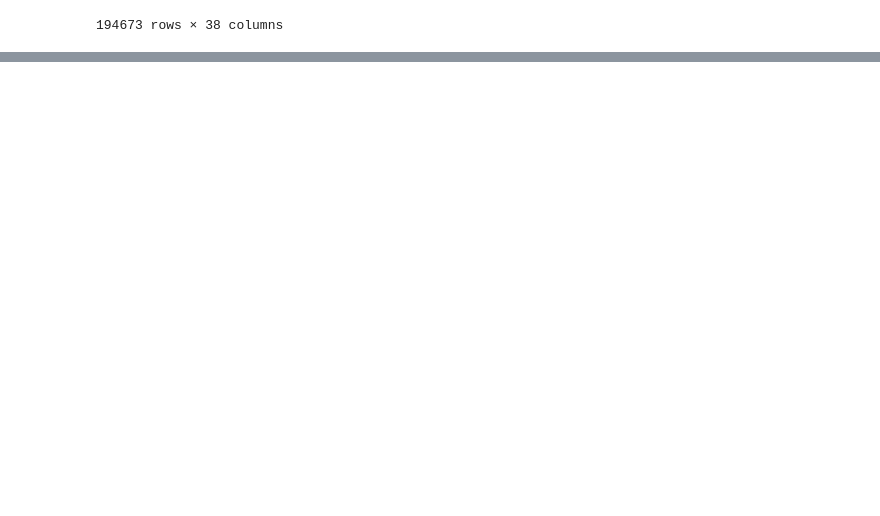
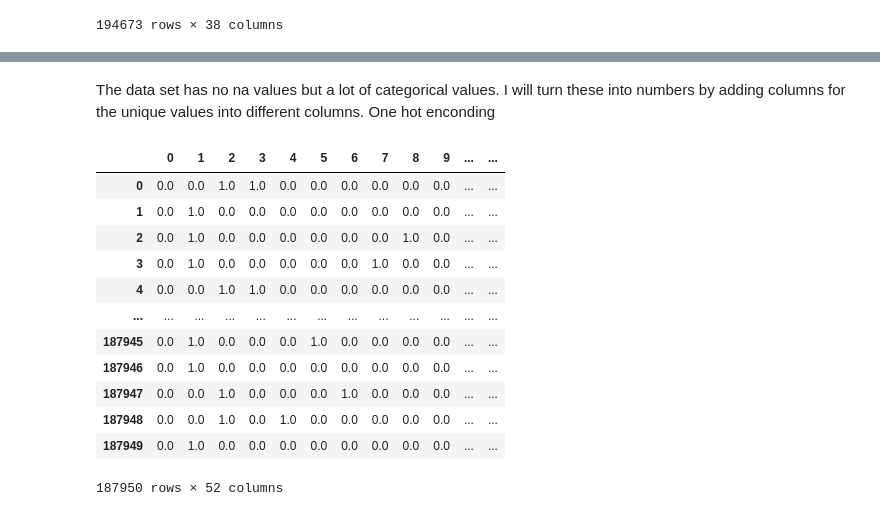
Before and after one commit to IvanVC21/Coursera_Capstone-1, a Jupyter notebook: Coursera Capstone.ipynb, the cells around one changed output, grey strips where cells are left out. Drawn from its saved outputs; the diff is of its cells as text; code cells hidden in the pictures; blank space fills up the shorter version.

```diff
--- a/Coursera Capstone.ipynb
+++ b/Coursera Capstone.ipynb
@@ -38,0 +164,2 @@ I will be using the data provided and a sample is shown above.
+# %%
+df2['LIGHTCOND'].fillna('Daylight', inplace = True)
@@ -38,0 +172,2 @@ I will be using the data provided and a sample is shown above.
+# %%
+df2['PEDROWNOTGRNT'].fillna('N', inplace = True)
@@ -38,0 +180,6 @@ I will be using the data provided and a sample is shown above.
+# %%
+df2['SPEEDING'].fillna('N', inplace = True)
+# %%
+df3 = df2[df2['ADDRTYPE'].notna()]
+df3 = df3[df3['COLLISIONTYPE'].notna()]
+df3
@@ -38,0 +220,2 @@ I will be using the data provided and a sample is shown above.
+# %% [markdown]
+The data set has no na values but a lot of categorical values. I will turn these into numbers by adding columns for the unique values into different columns. One hot enconding
@@ -38,0 +231,28 @@ I will be using the data provided and a sample is shown above.
+# %%
+encode_columns = [ 'ADDRTYPE',
+ 'COLLISIONTYPE',
+ 'INATTENTIONIND',
+ 'UNDERINFL',
+ 'WEATHER',
+ 'ROADCOND',
+ 'LIGHTCOND',
+ 'PEDROWNOTGRNT',
+ 'SPEEDING']
+
+eenc = OneHotEncoder()
+A = pd.DataFrame(enc.fit_transform(df3[encode_columns]).toarray())
+A
+# %% [output]
+|  | 0 | 1 | 2 | 3 | 4 | 5 | 6 | 7 | 8 | 9 | ... | ... |
+| 0 | 0.0 | 0.0 | 1.0 | 1.0 | 0.0 | 0.0 | 0.0 | 0.0 | 0.0 | 0.0 | ... | ... |
+| 1 | 0.0 | 1.0 | 0.0 | 0.0 | 0.0 | 0.0 | 0.0 | 0.0 | 0.0 | 0.0 | ... | ... |
+| 2 | 0.0 | 1.0 | 0.0 | 0.0 | 0.0 | 0.0 | 0.0 | 0.0 | 1.0 | 0.0 | ... | ... |
+| 3 | 0.0 | 1.0 | 0.0 | 0.0 | 0.0 | 0.0 | 0.0 | 1.0 | 0.0 | 0.0 | ... | ... |
+| 4 | 0.0 | 0.0 | 1.0 | 1.0 | 0.0 | 0.0 | 0.0 | 0.0 | 0.0 | 0.0 | ... | ... |
+| ... | ... | ... | ... | ... | ... | ... | ... | ... | ... | ... | ... | ... |
+| 187945 | 0.0 | 1.0 | 0.0 | 0.0 | 0.0 | 1.0 | 0.0 | 0.0 | 0.0 | 0.0 | ... | ... |
+| 187946 | 0.0 | 1.0 | 0.0 | 0.0 | 0.0 | 0.0 | 0.0 | 0.0 | 0.0 | 0.0 | ... | ... |
+| 187947 | 0.0 | 0.0 | 1.0 | 0.0 | 0.0 | 0.0 | 1.0 | 0.0 | 0.0 | 0.0 | ... | ... |
+| 187948 | 0.0 | 0.0 | 1.0 | 0.0 | 1.0 | 0.0 | 0.0 | 0.0 | 0.0 | 0.0 | ... | ... |
+| 187949 | 0.0 | 1.0 | 0.0 | 0.0 | 0.0 | 0.0 | 0.0 | 0.0 | 0.0 | 0.0 | ... | ... |
+187950 rows × 52 columns
```
Also changed, not shown: parts of 55 cells of this notebook, 2 other files.
